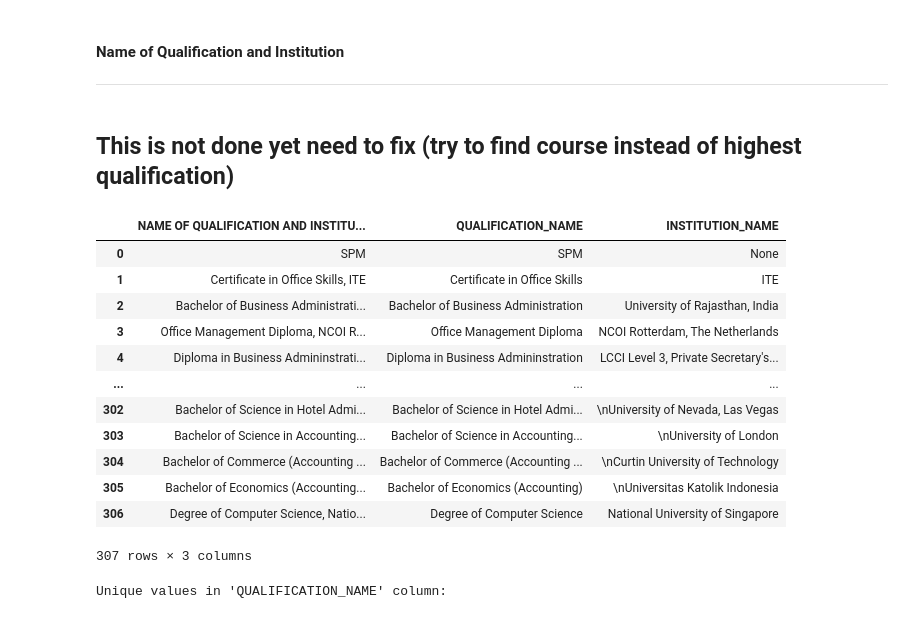
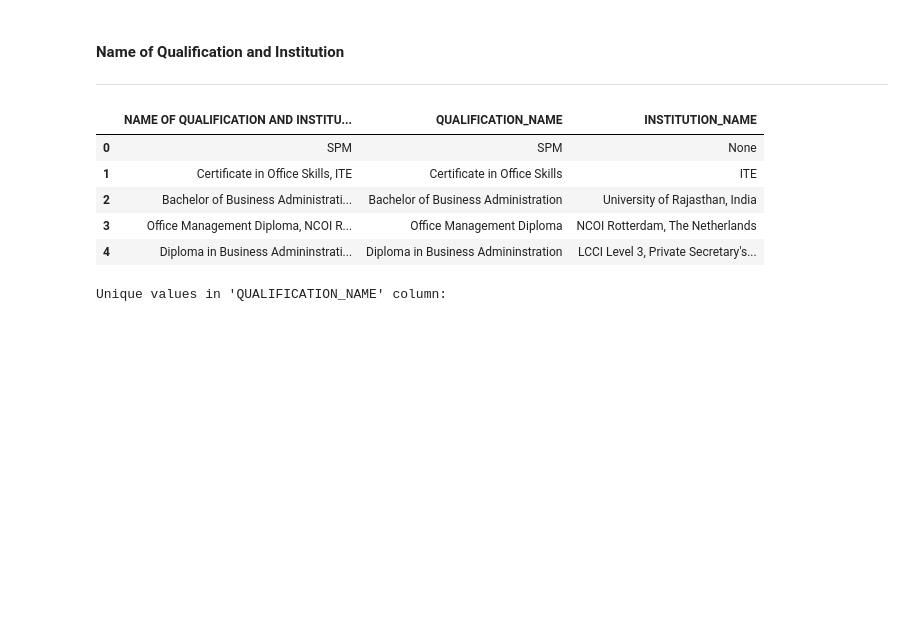
Before and after one commit to swamhtetg90/DAVI-CA2, a Jupyter notebook: data_cleaning.ipynb, the cells around one changed output. Cells and saved outputs as stored; diff of their text form; code cells hidden in the pictures; blank space fills up the shorter version.

Commit message:
Only left data cleaning for Qualification name and institution

```diff
--- a/data_cleaning.ipynb
+++ b/data_cleaning.ipynb
@@ -814 +814,12 @@ So, we will have to convert it.
 ----
+# %%
+# Step 1: Create a new column with the count of commas in each row
+student_profiles['Comma Count'] = student_profiles['NAME OF QUALIFICATION AND INSTITUTION'].astype(str).str.count(',')
+
+# Step 2: Group by the number of commas and count rows in each group
+comma_group_counts = student_profiles['Comma Count'].value_counts().sort_index().reset_index()
+comma_group_counts.columns = ['Number of Commas', 'Number of Rows']
+
+# Step 3: Display the result
+print("Rows grouped by number of commas in 'NAME OF QUALIFICATION AND INSTITUTION':")
+display(comma_group_counts)
@@ -841,29 +1398,20 @@ Since only 1 row have got null values for  Highest Qualification, we will drop i
 # %% [markdown]
 #### Name of Qualification and Institution
 ---
-# %% [markdown]
-## This is not done yet need to fix (try to find course instead of highest qualification)
 # %%
 # Split 'NAME OF QUALIFICATION AND INSTITUTION' into 'QUALIFICATION_NAME' and 'INSTITUTION_NAME'
 # Use regex to split on either comma or slash
 student_profiles[['QUALIFICATION_NAME', 'INSTITUTION_NAME']] = student_profiles['NAME OF QUALIFICATION AND INSTITUTION'].str.split(r',|/', n=1, expand=True)
 
 # Display the new columns and the original column to verify
-display(student_profiles[['NAME OF QUALIFICATION AND INSTITUTION', 'QUALIFICATION_NAME', 'INSTITUTION_NAME']])
+display(student_profiles[['NAME OF QUALIFICATION AND INSTITUTION', 'QUALIFICATION_NAME', 'INSTITUTION_NAME']].head())
 # %% [output]
 |  | NAME OF QUALIFICATION AND INSTITU... | QUALIFICATION_NAME | INSTITUTION_NAME |
 | 0 | SPM | SPM | None |
 | 1 | Certificate in Office Skills, ITE | Certificate in Office Skills | ITE |
 | 2 | Bachelor of Business Administrati... | Bachelor of Business Administration | University of Rajasthan, India |
 | 3 | Office Management Diploma, NCOI R... | Office Management Diploma | NCOI Rotterdam, The Netherlands |
 | 4 | Diploma in Business Admininstrati... | Diploma in Business Admininstration | LCCI Level 3, Private Secretary's... |
-| ... | ... | ... | ... |
-| 302 | Bachelor of Science in Hotel Admi... | Bachelor of Science in Hotel Admi... | \nUniversity of Nevada, Las Vegas |
-| 303 | Bachelor of Science in Accounting... | Bachelor of Science in Accounting... | \nUniversity of London |
-| 304 | Bachelor of Commerce (Accounting ... | Bachelor of Commerce (Accounting ... | \nCurtin University of Technology |
-| 305 | Bachelor of Economics (Accounting... | Bachelor of Economics (Accounting) | \nUniversitas Katolik Indonesia |
-| 306 | Degree of Computer Science, Natio... | Degree of Computer Science | National University of Singapore |
-307 rows × 3 columns
 # %%
 # Check unique values in the 'QUALIFICATION_NAME' column
 unique_qualification_names = student_profiles['QUALIFICATION_NAME'].value_counts().reset_index()
```
Also changed, not shown: parts of 35 cells of this notebook.
